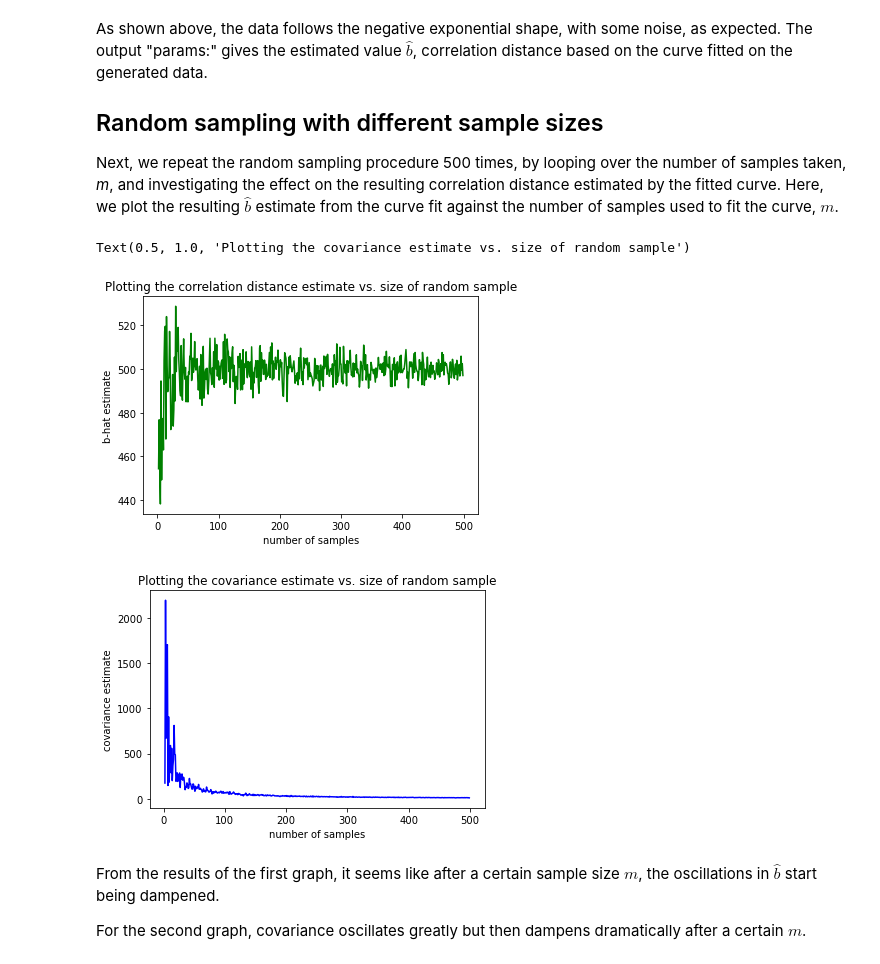
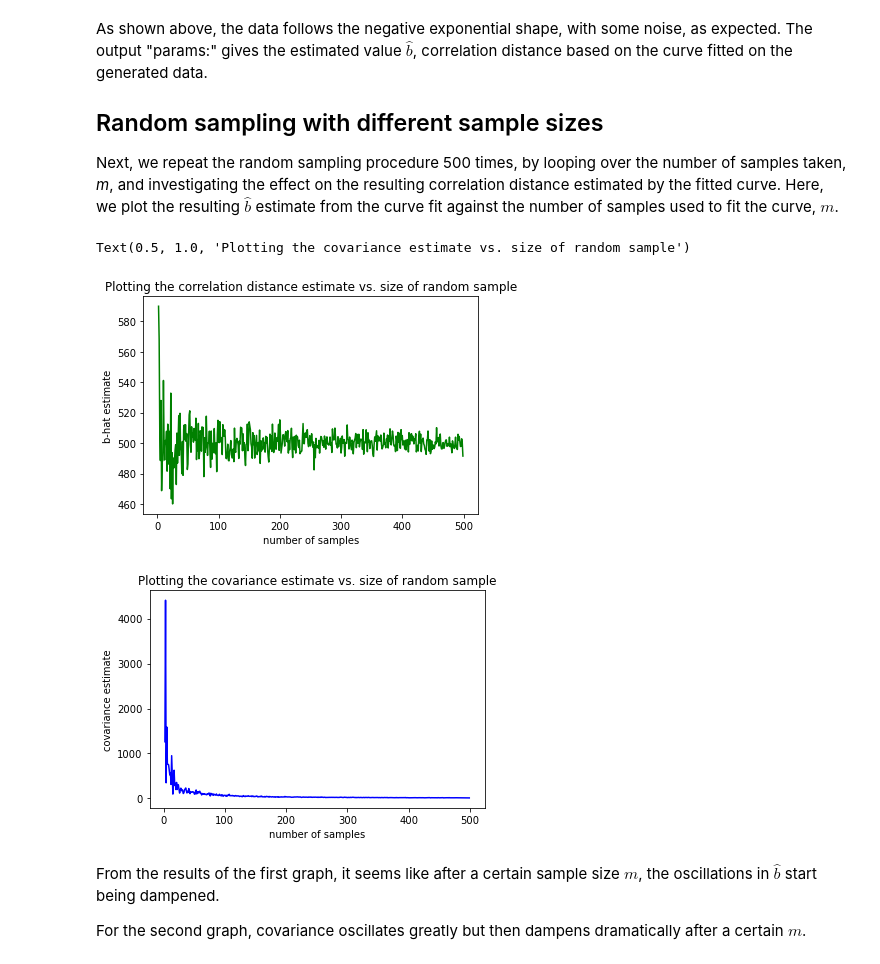
Before and after one commit to mustafa-majid-uu/curvefit_sampling, a Jupyter notebook: sampling.ipynb, the cells around one changed output. Saved outputs shown, nothing was run; the diff lists cells and outputs as text; code cells hidden in the pictures.

Commit message:
Updated random seed

```diff
--- a/sampling.ipynb
+++ b/sampling.ipynb
@@ -18,13 +19,14 @@ The following are two of the functions used for the experiment. The first is the
 
 The second function calls the first to generate a value of $\rho$ for a given $x$ value input. The parameter $b$ is fixed as 500. The noise is simulated by adding a value to $\rho$ that was sampled from a normal distribution with mean = 0 and standard deviation = 0.05. The standard deviation was chosen to be small enough to not cause deviations from the negative exponential curve, but it was big enough to introduce adequate noise in the results.
 # %%
+np.random.seed(0)
 def cordist(x,b): #correlation y for distance to cell, d, and correlation distance, b
     rho = 2**(-x/b)
     return(rho)
 
 def generate_value(d): #generate correlation value using the function above, with corr. distance fixed  (b=500km). Distance to grid cell, d, is the input parameter.
     rho = cordist(d,500)
-    rho += np.random.normal(0.0, 0.05, 1)[0]  #add random error, taken from a normal distribution with mean = 0 and standard deviation = 0.02
+    rho += np.random.normal(0.0, 0.01, 1)[0]  #add random error, taken from a normal distribution with mean = 0 and standard deviation = 0.02
 
     if rho > 1: #correlation cannot be outside the range [-1,1], so I have chosen to truncate the value in that case.
         rho = 1
@@ -40,11 +42,12 @@ The function *generate_random_samples()* calls *generate_value()* with parameter
 
 Following the function definition, we generate $m=100$ random samples with a range of (0,10000) for the $x$ values. Note that $x$ is sampled from that range because using smaller ranges such as (0,1000) does not fully capture the entire negative exponential shape as desired (it only captures the almost vertical part before the curve plateaus towards the horizontal axis). These values are then plotted on a scatter plot and yield a roughly negative exponential distribution.
 # %%
+np.random.seed(0)
 def generate_random_samples(n,lower_bound,upper_bound): #a function that generates n random samples, with distance values of a given range
     x = []
     y = []
     for i in range(n):
-        d= random.uniform(lower_bound,upper_bound)     #generate random distance value from fixed cell as a sample from a uniform distribution, in the range L.B. to U.B.
+        d= np.random.uniform(lower_bound,upper_bound)     #generate random distance value from fixed cell as a sample from a uniform distribution, in the range L.B. to U.B.
         rho = generate_value(d)
         x.append(d)
         y.append(rho)
@@ -58,7 +61,7 @@ plt.scatter(x,y, c=np.random.rand(len(x)), s=20)
 plt.xlabel("Distance from fixed cell")
 plt.ylabel("Correlation")
 plt.title("Scatter plot of generated distance and correlation values")
-params, covs = optimize.curve_fit(cordist, xdata = x, ydata = y, p0=500) #fit curve with generated data and initial guess for parameter as 500km
+params, covs = optimize.curve_fit(cordist, xdata = x, ydata = y, p0=400) #fit curve with generated data and initial guess for parameter as 500km
 print("b-hat estimate: ", params) #this prints the value of b (corr. distance) estimated from the curve fit on the generated data
 print("covariance: ", covs)
 # %% [output]
@@ -74,34 +77,34 @@ Next, we repeat the random sampling procedure 500 times, by looping over the num
 # %%
 iterations = 500 #the maximum number of samples to generate. Each iteration i will generate i samples.
 sample_size = []
 bhat_arr = []
 cov_arr = []
-
+np.random.seed(0)
 for i in range(2,iterations):   #generate random samples, with sample size "n" equal to each iteration number
     sample_size.append(i)   #this list will be used as the x-axis in the plots, and it should start from sample size = 2
     x,y = generate_random_samples(i,0,1000)     #generate i samples, with each distance value being within the range [0,1000]
-    params, covs = optimize.curve_fit(cordist, xdata = x, ydata = y, p0=500)    #fit curve with generated data and initial guess for parameter as 500km
+    params, covs = optimize.curve_fit(cordist, xdata = x, ydata = y, p0=400)    #fit curve with generated data and initial guess for parameter as 500km
 
     bhat_arr.append(params[0]) #append the b-hat estimate to the b-hat array
     cov_arr.append(covs[0][0]) #do the same for the covariance array
 
 
 plt.figure(1)
 plt.plot(sample_size,bhat_arr, c='green' )
 
 plt.ylabel('b-hat estimate')
 plt.xlabel('number of samples')
 plt.title("Plotting the correlation distance estimate vs. size of random sample")
 
 plt.figure(2)
 plt.plot(sample_size,cov_arr,color='blue')
 plt.xlabel('number of samples')
 plt.ylabel('covariance estimate')
 plt.title("Plotting the covariance estimate vs. size of random sample")
 # %% [output]
 Text(0.5, 1.0, 'Plotting the covariance estimate vs. size of random sample')
-[figure, old version]
+[figure, new version]
-[figure, old version]
+[figure, new version]
 # %% [markdown]
 From the results of the first graph, it seems like after a certain sample size $m$, the oscillations in $\hat{b}$ start being dampened.
 
```
Also changed, not shown: parts of 3 cells of this notebook, 1 other file.
